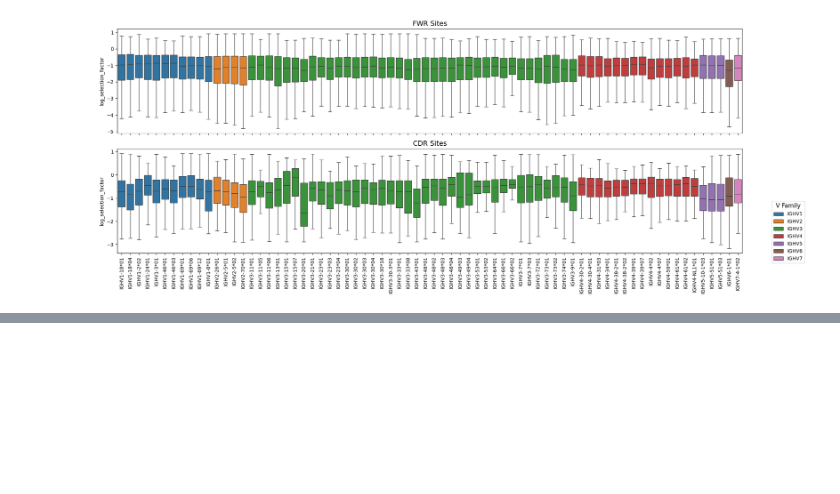
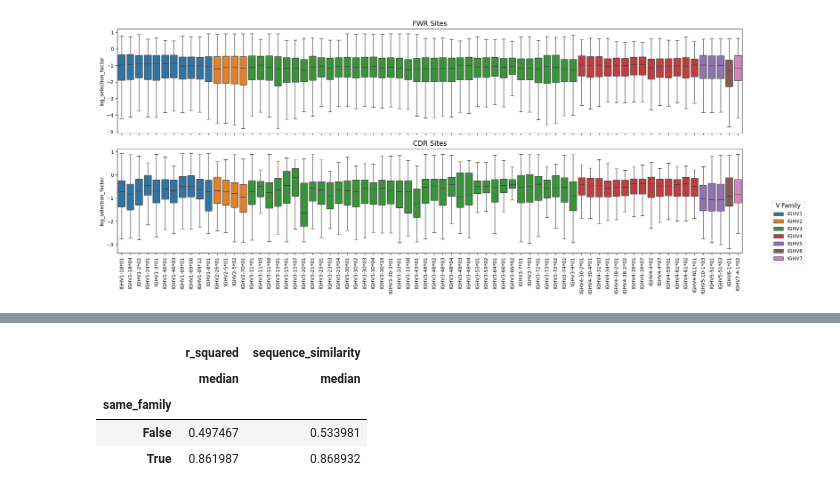
Before and after one commit to matsengrp/dasm-epistasis-experiments, a Jupyter notebook: vj_families_dnsm.ipynb, the cells around one changed output, grey strips where cells are left out. Cells and saved outputs as stored; diff of their text form; code cells hidden in the pictures; blank space fills up the shorter version.

```diff
--- a/vj_families_dnsm.ipynb
+++ b/vj_families_dnsm.ipynb
@@ -1199,0 +1434,8 @@ sns.scatterplot(pd.merge(epistatic_correlation_results, melted_df, on=['v_gene1'
+# %%
+plot_data.groupby('same_family').agg({'r_squared': ['median'], 'sequence_similarity': ['median']})
+# %% [output]
+|  | r_squared | sequence_similarity |
+|  | median | median |
+| same_family |  |  |
+| False | 0.497467 | 0.533981 |
+| True | 0.861987 | 0.868932 |
```
Also changed, not shown: parts of 14 cells of this notebook, 1 other file.
